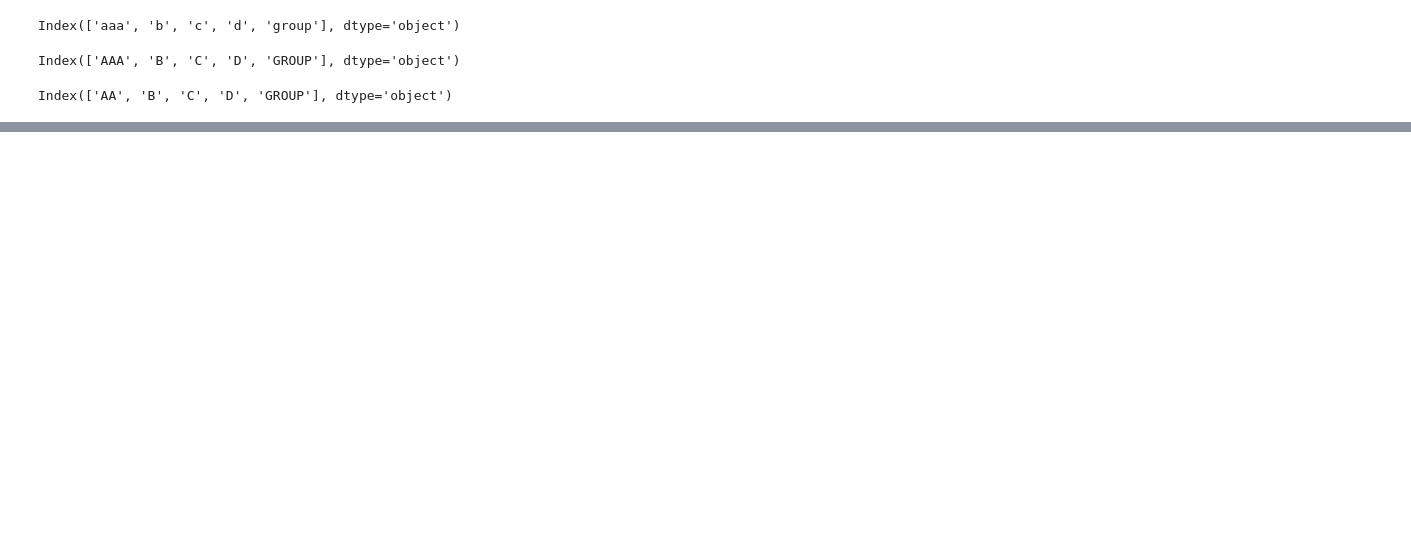
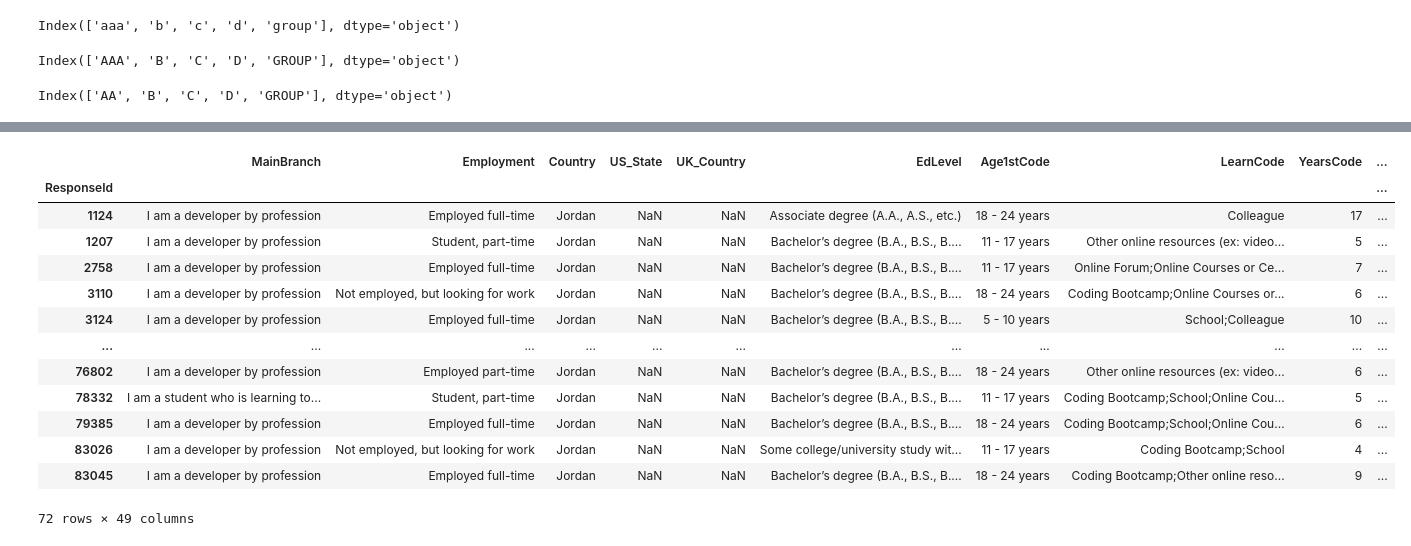
Before and after one commit to emad-almajdalawi/temp, a Jupyter notebook: pandas_demo.ipynb, the cells around one changed output, grey strips where cells are left out. Cells and saved outputs as stored; diff of their text form; code cells hidden in the pictures; blank space fills up the shorter version.

Commit message:
grouping

```diff
--- a/pandas_demo.ipynb
+++ b/pandas_demo.ipynb
@@ -495,0 +693,4 @@ KeyError: 'C'
+# %%
+
+df[['min_lim_age', 'max_lim_age']] = df['Age1stCode'].str.split('-', expand=True)
+df
@@ -495,0 +879,3 @@ KeyError: 'C'
+# %%
+country_grp = df.groupby('Country')
+country_grp.size()
@@ -495,0 +896,17 @@ KeyError: 'C'
+# %%
+country_grp.get_group('Jordan')
+# %% [output]
+|  | MainBranch | Employment | Country | US_State | UK_Country | EdLevel | Age1stCode | LearnCode | YearsCode | ... |
+| ResponseId |  |  |  |  |  |  |  |  |  | ... |
+| 1124 | I am a developer by profession | Employed full-time | Jordan | NaN | NaN | Associate degree (A.A., A.S., etc.) | 18 - 24 years | Colleague | 17 | ... |
+| 1207 | I am a developer by profession | Student, part-time | Jordan | NaN | NaN | Bachelor’s degree (B.A., B.S., B.... | 11 - 17 years | Other online resources (ex: video... | 5 | ... |
+| 2758 | I am a developer by profession | Employed full-time | Jordan | NaN | NaN | Bachelor’s degree (B.A., B.S., B.... | 11 - 17 years | Online Forum;Online Courses or Ce... | 7 | ... |
+| 3110 | I am a developer by profession | Not employed, but looking for work | Jordan | NaN | NaN | Bachelor’s degree (B.A., B.S., B.... | 18 - 24 years | Coding Bootcamp;Online Courses or... | 6 | ... |
+| 3124 | I am a developer by profession | Employed full-time | Jordan | NaN | NaN | Bachelor’s degree (B.A., B.S., B.... | 5 - 10 years | School;Colleague | 10 | ... |
+| ... | ... | ... | ... | ... | ... | ... | ... | ... | ... | ... |
+| 76802 | I am a developer by profession | Employed part-time | Jordan | NaN | NaN | Bachelor’s degree (B.A., B.S., B.... | 18 - 24 years | Other online resources (ex: video... | 6 | ... |
+| 78332 | I am a student who is learning to... | Student, part-time | Jordan | NaN | NaN | Bachelor’s degree (B.A., B.S., B.... | 11 - 17 years | Coding Bootcamp;School;Online Cou... | 5 | ... |
+| 79385 | I am a developer by profession | Employed full-time | Jordan | NaN | NaN | Bachelor’s degree (B.A., B.S., B.... | 18 - 24 years | Coding Bootcamp;School;Online Cou... | 6 | ... |
+| 83026 | I am a developer by profession | Not employed, but looking for work | Jordan | NaN | NaN | Some college/university study wit... | 11 - 17 years | Coding Bootcamp;School | 4 | ... |
+| 83045 | I am a developer by profession | Employed full-time | Jordan | NaN | NaN | Bachelor’s degree (B.A., B.S., B.... | 18 - 24 years | Coding Bootcamp;Other online reso... | 9 | ... |
+72 rows × 49 columns
```
Also changed, not shown: parts of 48 cells of this notebook.
